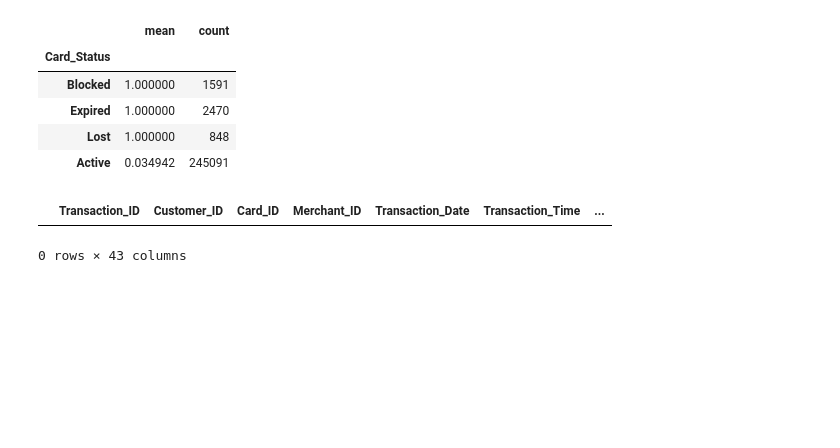
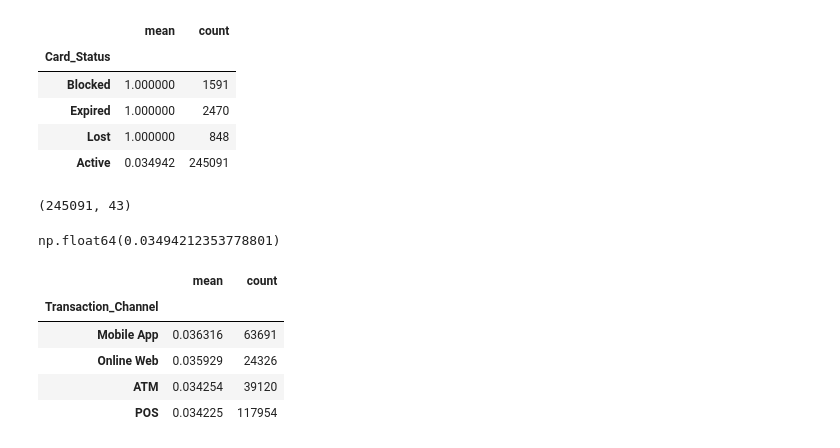
Before and after one commit to Kanjerih/Indian-Financial-Fraud, a Jupyter notebook: Indian-Financial-Fraud.ipynb, the cells around one changed output. Drawn from its saved outputs; the diff is of its cells as text; code cells hidden in the pictures; blank space fills up the shorter version.

```diff
--- a/Indian-Financial-Fraud.ipynb
+++ b/Indian-Financial-Fraud.ipynb
@@ -343,9 +343,20 @@ transactions_df.groupby('Card_Status')['Fraud_Flag'].agg(['mean', 'count']).sort
 | Lost | 1.000000 | 848 |
 | Active | 0.034942 | 245091 |
 # %%
-active_df = transactions_df[transactions_df['Card_Status'] == 'active']
 active_df = transactions_df[transactions_df['Card_Status'] == 'Active']
-active_df.head()
+active_df.shape
 # %% [output]
-|  | Transaction_ID | Customer_ID | Card_ID | Merchant_ID | Transaction_Date | Transaction_Time | ... |
-0 rows × 43 columns
+(245091, 43)
+# %%
+active_df['Fraud_Flag'].mean()
+# %% [output]
+np.float64(0.03494212353778801)
+# %%
+active_df.groupby('Transaction_Channel')['Fraud_Flag'].agg(['mean', 'count']).sort_values(by='mean', ascending=False)
+# %% [output]
+|  | mean | count |
+| Transaction_Channel |  |  |
+| Mobile App | 0.036316 | 63691 |
+| Online Web | 0.035929 | 24326 |
+| ATM | 0.034254 | 39120 |
+| POS | 0.034225 | 117954 |
```
Also changed, not shown: parts of 7 cells of this notebook.
